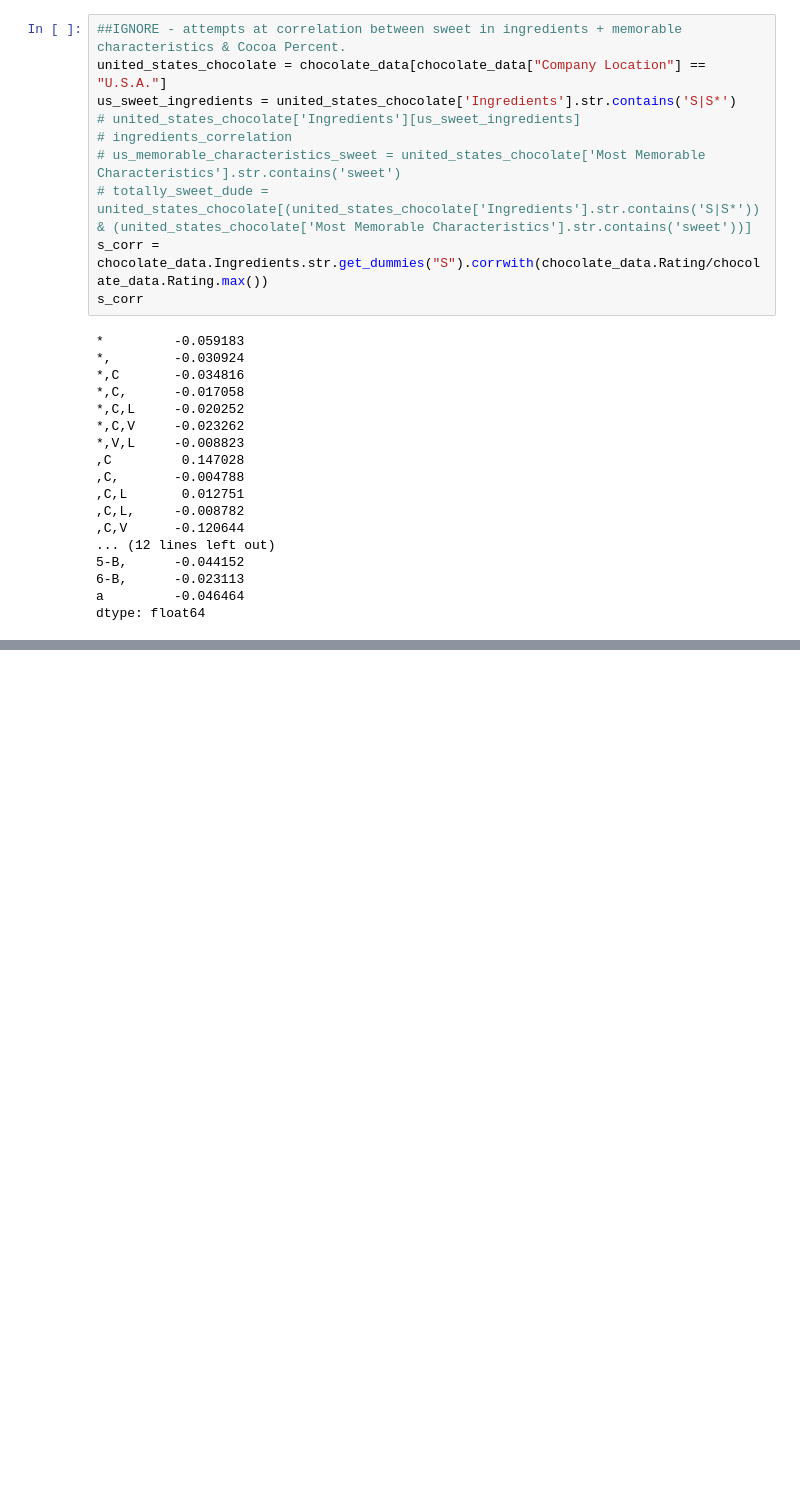
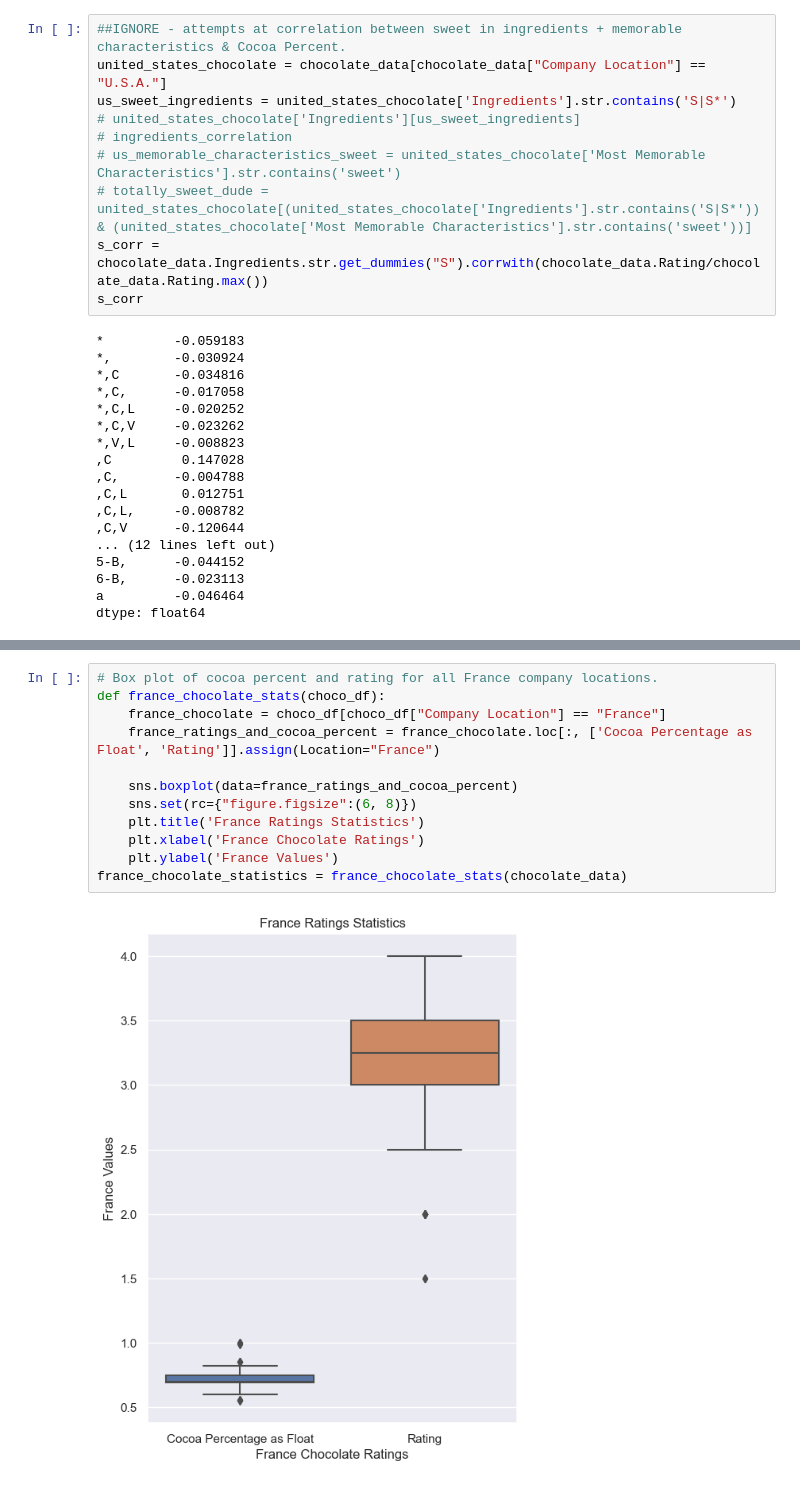
Before and after one commit to mbrann2/Chocolate-, a Jupyter notebook: notebooks/chocolate.ipynb, the cells around one changed output, grey strips where cells are left out. Drawn from its saved outputs; the diff is of its cells as text; blank space fills up the shorter version.

```diff
--- a/notebooks/chocolate.ipynb
+++ b/notebooks/chocolate.ipynb
@@ -197,0 +212,14 @@ dtype: float64
+# %%
+# Box plot of cocoa percent and rating for all France company locations.
+def france_chocolate_stats(choco_df):
+    france_chocolate = choco_df[choco_df["Company Location"] == "France"]
+    france_ratings_and_cocoa_percent = france_chocolate.loc[:, ['Cocoa Percentage as Float', 'Rating']].assign(Location="France")
+
+    sns.boxplot(data=france_ratings_and_cocoa_percent)
+    sns.set(rc={"figure.figsize":(6, 8)})
+    plt.title('France Ratings Statistics')
+    plt.xlabel('France Chocolate Ratings')
+    plt.ylabel('France Values')
+france_chocolate_statistics = france_chocolate_stats(chocolate_data)
+# %% [output]
+[figure, added]
```
Also changed, not shown: parts of 3 cells of this notebook, 1 other file.
